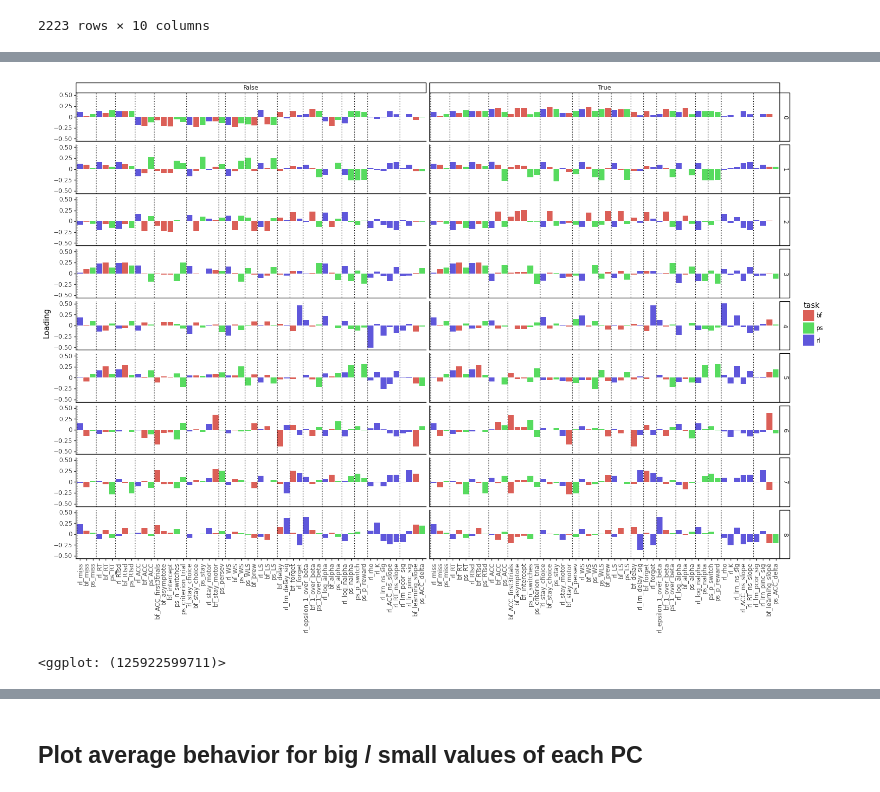
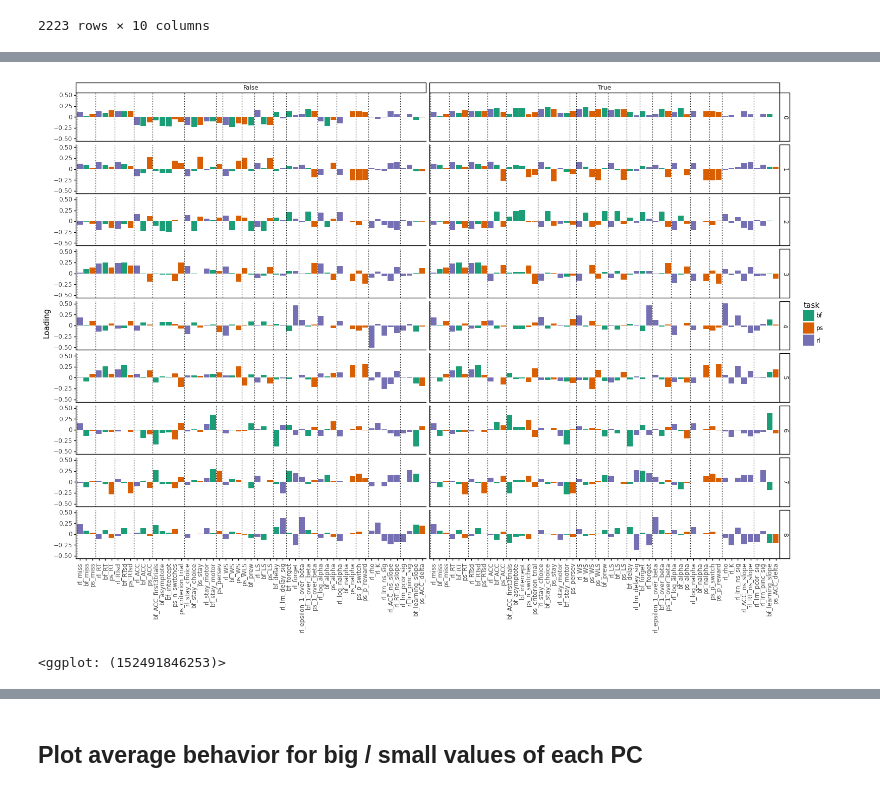
Before and after one commit to MariaEckstein/SLCN, a Jupyter notebook: models/MetaSLCN-06Plot3PCA.ipynb, the cells around one changed output, grey strips where cells are left out. Saved outputs shown, nothing was run; the diff lists cells and outputs as text; code cells hidden in the pictures.

```diff
--- a/models/MetaSLCN-06Plot3PCA.ipynb
+++ b/models/MetaSLCN-06Plot3PCA.ipynb
@@ -83,0 +137,16 @@ pca_par, fit_par = run_pca(pca_dat_par)
+# %%
+gg.options.figure_size = (18, 12)
+g = (gg.ggplot(fa_long, gg.aes('feature', 'loading', fill='task'))
+ + gg.geom_bar(stat='identity')
+ + gg.scale_x_discrete(limits=x_ticks)
+ + gg.scales.scale_color_brewer(type='qual', palette=2)
+ + gg.scales.scale_fill_brewer(type='qual', palette=2)
+ + gg.geom_vline(xintercept=x_lines, linetype='dotted')
+ + gg.theme(axis_text_x=gg.element_text(rotation=90, hjust=0.5))
+ + gg.labs(x='', y='Loading')
+ + gg.facet_grid('FID ~')
+)
+
+g.save(os.path.join(plot_save_path, '3FALoadings.svg'))
+g.save(os.path.join(plot_save_path, '3FALoadings.png'))
+print(g)
@@ -337,31 +464,38 @@ loadings_long_par, loadings_par = create_loadings_long(pca_par, pca_dat_par)
 # %%
 # Save as csv
-loadings_long_all.to_csv(os.path.join(data_save_path, 'loadings_long_all.csv'))
-loadings_long_beh.to_csv(os.path.join(data_save_path, 'loadings_long_beh.csv'))
-loadings_long_par.to_csv(os.path.join(data_save_path, 'loadings_long_par.csv'))
+# loadings_long_all.to_csv(os.path.join(data_save_path, 'loadings_long_all.csv'))
+# loadings_long_beh.to_csv(os.path.join(data_save_path, 'loadings_long_beh.csv'))
+# loadings_long_par.to_csv(os.path.join(data_save_path, 'loadings_long_par.csv'))
+
+loadings_long_all = pd.read_csv(os.path.join(data_save_path, 'loadings_long_all.csv'))
+loadings_long_beh = pd.read_csv(os.path.join(data_save_path, 'loadings_long_beh.csv'))
+loadings_long_par = pd.read_csv(os.path.join(data_save_path, 'loadings_long_par.csv'))
 # %%
 x_ticks = []
 x_lines = []
 x = 0.5
 for features in category_dict.values():
     x_ticks += features
     x_lines += [x]
     x += len(features)
 
 gg.options.figure_size = (18, 12)
 g = (gg.ggplot(loadings_long_all, gg.aes('feature', 'value', fill='task'))
      + gg.geom_bar(stat='identity')
      + gg.scale_x_discrete(limits=x_ticks)
+     + gg.scales.scale_color_brewer(type='qual', palette=2)
+     + gg.scales.scale_fill_brewer(type='qual', palette=2)
      + gg.geom_vline(xintercept=x_lines, linetype='dotted')
      + gg.theme(axis_text_x=gg.element_text(rotation=90, hjust=0.5))
      + gg.labs(x='', y='Loading')
      + gg.facet_grid('PC ~ ref')
     )
+g.save(os.path.join(plot_save_path, '3PCALoadings.svg'))
+g.save(os.path.join(plot_save_path, '3PCALoadings.png'))
 print(g)
-g.save(os.path.join(plot_save_path, '3PCALoadings.png'))
 # %% [output]
-[figure, old version]
+[figure, new version]
-<ggplot: (125922599711)>
+<ggplot: (152491846253)>
 # %%
 g = (gg.ggplot(pd.concat([loadings_long_beh, loadings_long_par]), gg.aes('feature', 'value', fill='task'))
      + gg.geom_bar(stat='identity')
```
Also changed, not shown: parts of 29 cells of this notebook, 19 other files.
